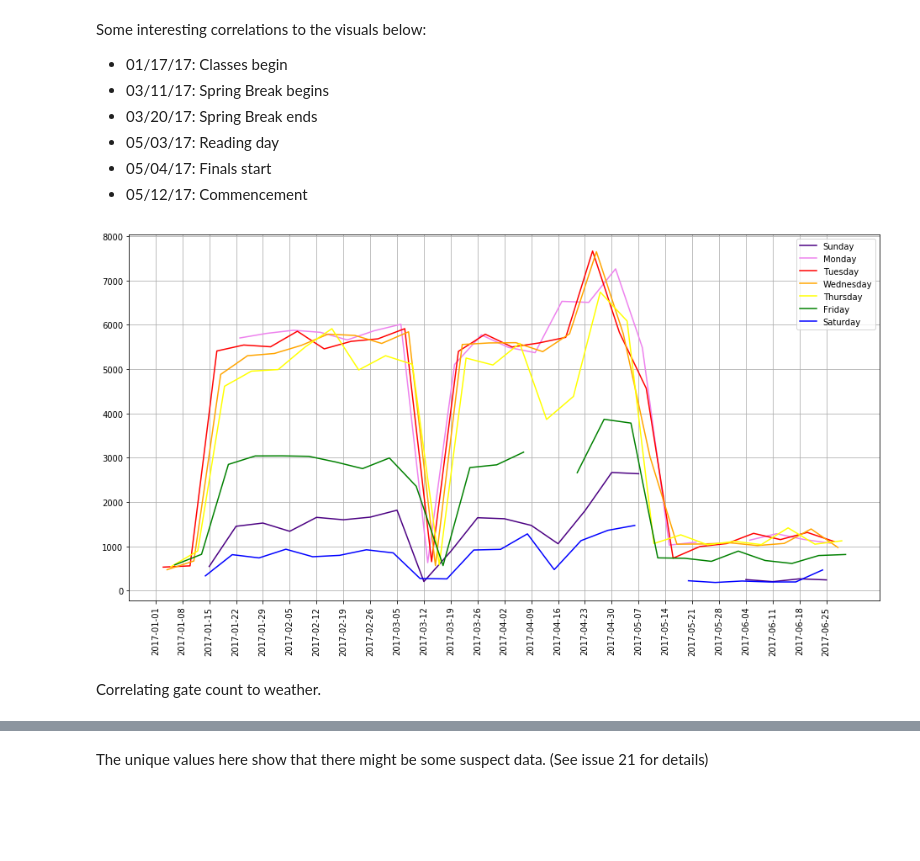
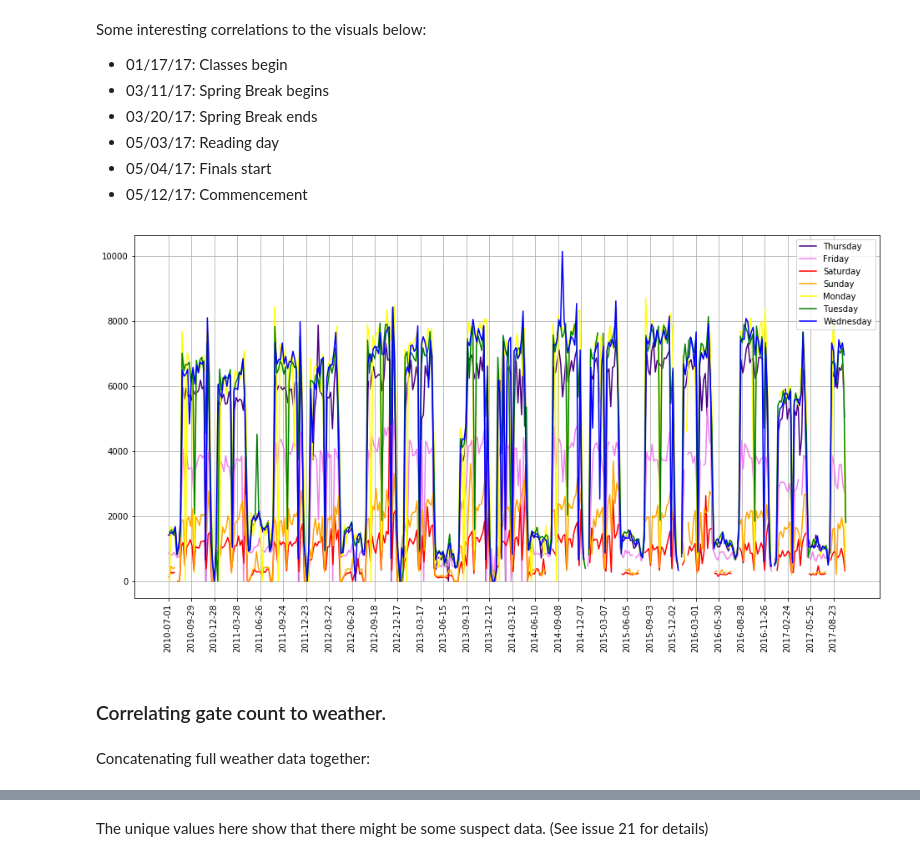
Before and after one commit to UNCG-CSE/Library-Computer-Usage-Analysis, a Jupyter notebook: src/LibraryGateCounts.ipynb, the cells around one changed output, grey strips where cells are left out. Drawn from its saved outputs; the diff is of its cells as text; code cells hidden in the pictures; blank space fills up the shorter version.

Commit message:
Expanded datasets
Correlations with larger datasets on weather and gate count.

```diff
--- a/src/LibraryGateCounts.ipynb
+++ b/src/LibraryGateCounts.ipynb
@@ -7,3 +9,2 @@ import numpy as np
 # %%
-gateCounts = pd.read_csv(r'../data/LibraryGateCounts.csv')
-gateCounts['Date'] = gateCounts['Date'].apply(pd.to_datetime)
+gateCounts = pd.read_csv(r'../data/FullGateCounts.csv')
@@ -10,3 +20,5 @@ gateCounts['Date'] = gateCounts['Date'].apply(pd.to_datetime)
+# %%
+gateCounts['date'] = gateCounts['date'].apply(pd.to_datetime)
 # %% [markdown]
 - The gate counts are taken twice a day, once at open and once at close.
 - Jackson Library: College Avenue entrance (CLG)
@@ -58,14 +70,16 @@ Some interesting correlations to the visuals below:
 # %%
 plt.figure(figsize=(16,8))
 plt.grid(b=True)
-plt.xticks(gateCounts.index.values[::7], gateCounts.Date.dt.strftime("%Y-%m-%d")[::7], rotation=90)
+plt.xticks(gateCounts.index.values[::90], gateCounts.date.dt.strftime("%Y-%m-%d")[::90], rotation=90)
 for i in range(7):
     plt.plot(gateCounts.index.values[i::7],gateCounts['Patrons'][i::7].values,\
                 c=dayColors[i],\
                 label=calendar.day_name[gateCounts.iloc[i,0].weekday()]);
 plt.legend();
 # %% [output]
-[figure, old version]
+[figure, new version]
 # %% [markdown]
-Correlating gate count to weather.
+### Correlating gate count to weather.
+# %% [markdown]
+Concatenating full weather data together:
 # %%
```
Also changed, not shown: parts of 29 cells of this notebook, 1 other file.
